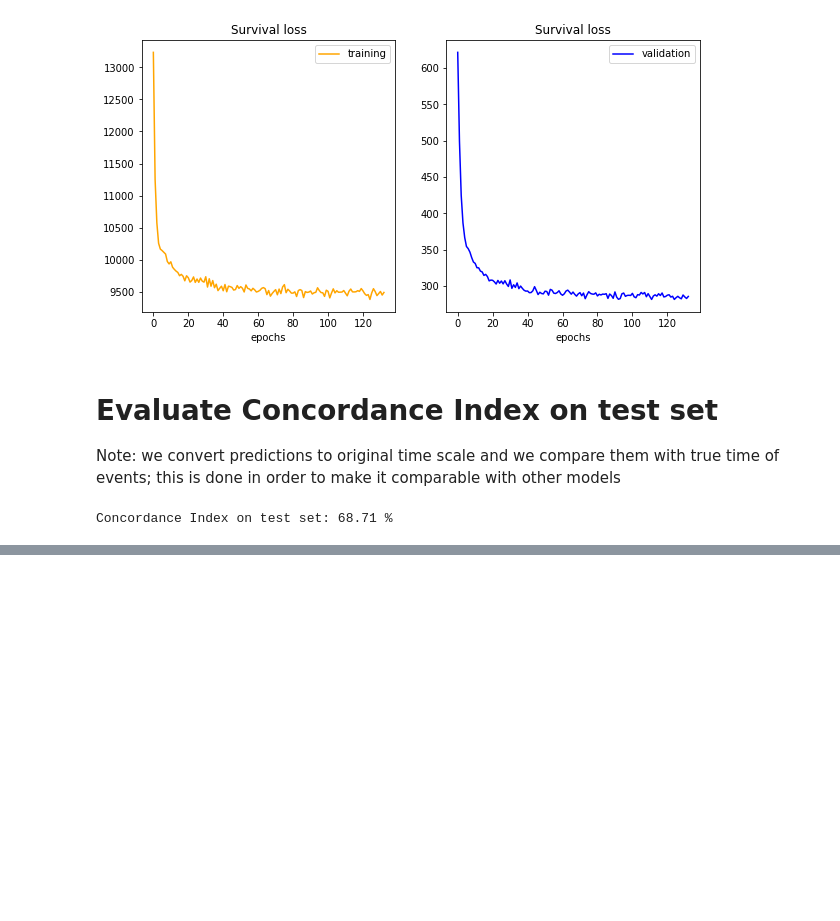
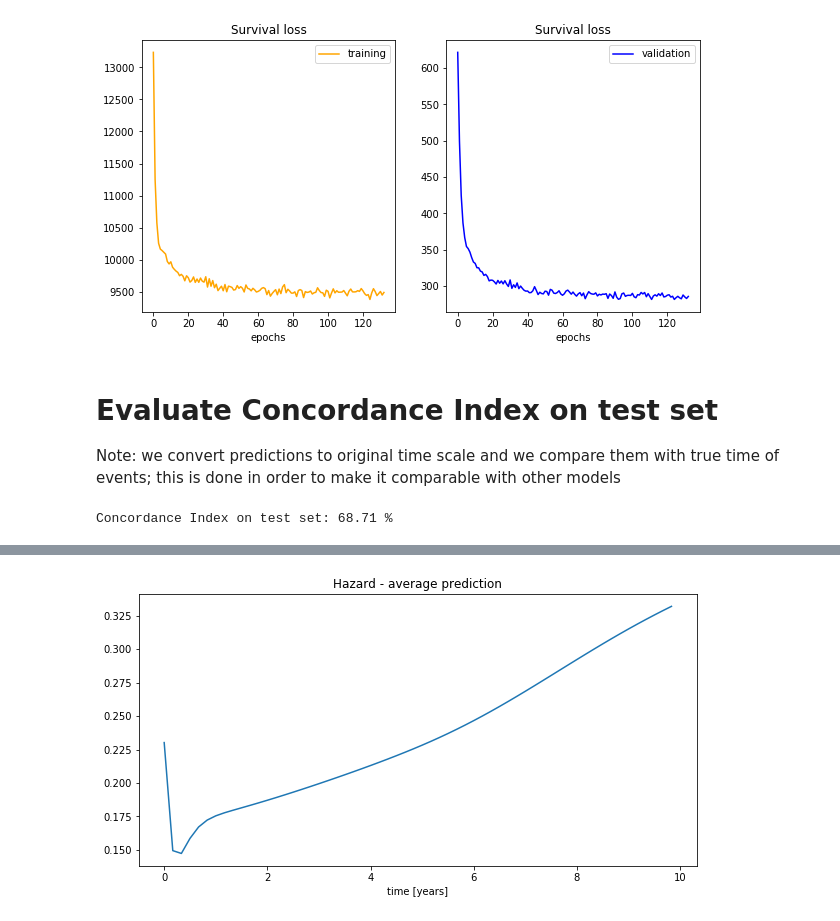
Before and after one commit to davide-burba/thesis, a Jupyter notebook: survival_process/drsa.ipynb, the cells around one changed output, grey strips where cells are left out. Saved outputs shown, nothing was run; the diff lists cells and outputs as text; code cells hidden in the pictures; blank space fills up the shorter version.

```diff
--- a/survival_process/drsa.ipynb
+++ b/survival_process/drsa.ipynb
@@ -250,0 +251,8 @@ plt.show()
+# %%
+plt.figure(figsize = (10,5))
+plt.plot(original_times/365,tmp.mean(axis = 0))
+plt.xlabel('time [years]')
+plt.title('Hazard - average prediction')
+plt.show()
+# %% [output]
+[figure, added]
```
Also changed, not shown: parts of 4 cells of this notebook, 3 other files.
